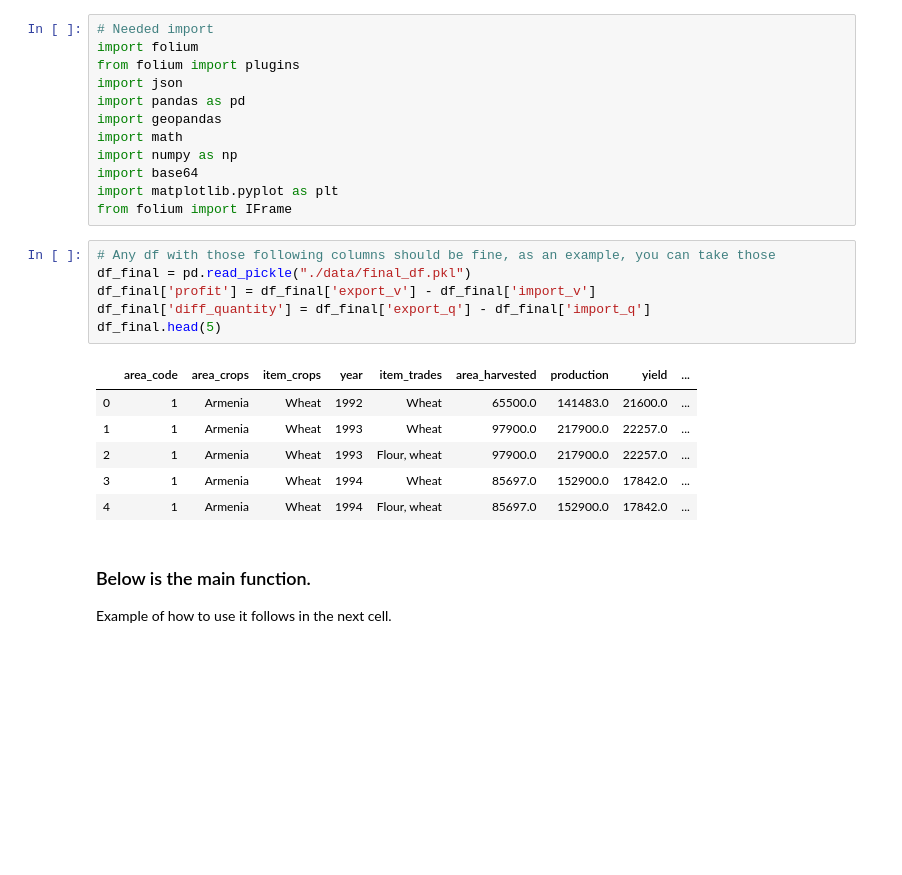
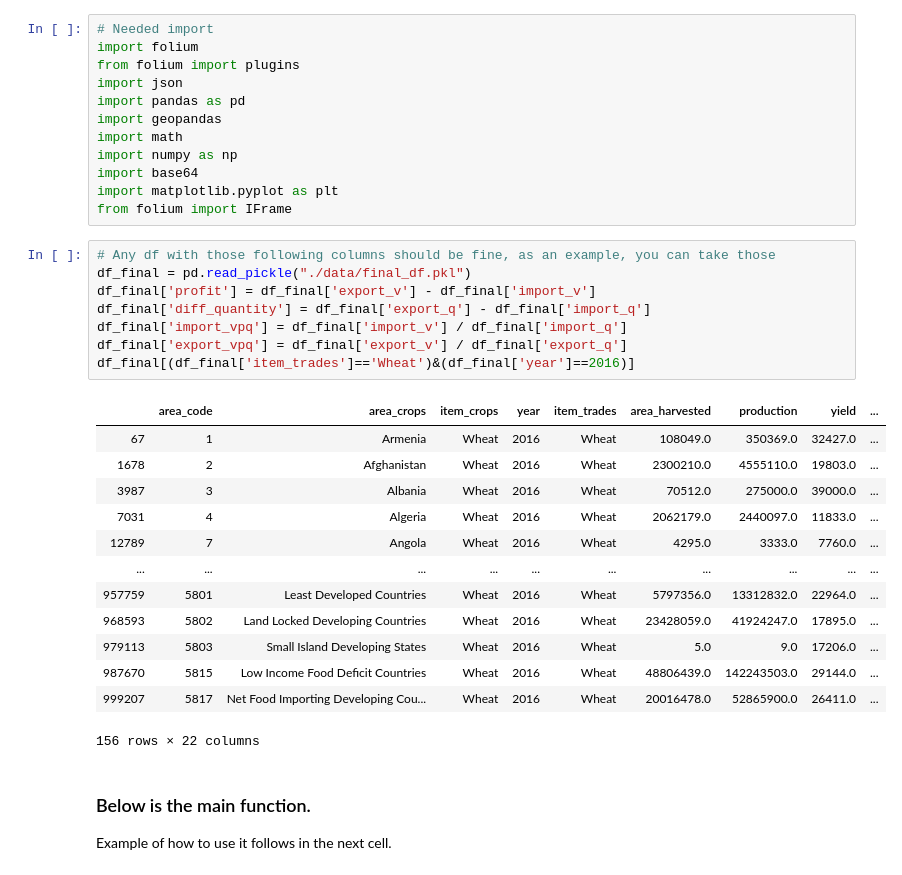
Before and after one commit to dsalathe/jurassic-spark, a Jupyter notebook: folium.ipynb, the cells around one changed output. Cells and saved outputs as stored; diff of their text form; blank space fills up the shorter version.

```diff
--- a/folium.ipynb
+++ b/folium.ipynb
@@ -15,16 +15,25 @@ from folium import IFrame
 # %%
 # Any df with those following columns should be fine, as an example, you can take those
 df_final = pd.read_pickle("./data/final_df.pkl")
 df_final['profit'] = df_final['export_v'] - df_final['import_v']
 df_final['diff_quantity'] = df_final['export_q'] - df_final['import_q']
-df_final.head(5)
+df_final['import_vpq'] = df_final['import_v'] / df_final['import_q']
+df_final['export_vpq'] = df_final['export_v'] / df_final['export_q']
+df_final[(df_final['item_trades']=='Wheat')&(df_final['year']==2016)]
 # %% [output]
 |  | area_code | area_crops | item_crops | year | item_trades | area_harvested | production | yield | ... |
-| 0 | 1 | Armenia | Wheat | 1992 | Wheat | 65500.0 | 141483.0 | 21600.0 | ... |
-| 1 | 1 | Armenia | Wheat | 1993 | Wheat | 97900.0 | 217900.0 | 22257.0 | ... |
-| 2 | 1 | Armenia | Wheat | 1993 | Flour, wheat | 97900.0 | 217900.0 | 22257.0 | ... |
-| 3 | 1 | Armenia | Wheat | 1994 | Wheat | 85697.0 | 152900.0 | 17842.0 | ... |
-| 4 | 1 | Armenia | Wheat | 1994 | Flour, wheat | 85697.0 | 152900.0 | 17842.0 | ... |
+| 67 | 1 | Armenia | Wheat | 2016 | Wheat | 108049.0 | 350369.0 | 32427.0 | ... |
+| 1678 | 2 | Afghanistan | Wheat | 2016 | Wheat | 2300210.0 | 4555110.0 | 19803.0 | ... |
+| 3987 | 3 | Albania | Wheat | 2016 | Wheat | 70512.0 | 275000.0 | 39000.0 | ... |
+| 7031 | 4 | Algeria | Wheat | 2016 | Wheat | 2062179.0 | 2440097.0 | 11833.0 | ... |
+| 12789 | 7 | Angola | Wheat | 2016 | Wheat | 4295.0 | 3333.0 | 7760.0 | ... |
+| ... | ... | ... | ... | ... | ... | ... | ... | ... | ... |
+| 957759 | 5801 | Least Developed Countries | Wheat | 2016 | Wheat | 5797356.0 | 13312832.0 | 22964.0 | ... |
+| 968593 | 5802 | Land Locked Developing Countries | Wheat | 2016 | Wheat | 23428059.0 | 41924247.0 | 17895.0 | ... |
+| 979113 | 5803 | Small Island Developing States | Wheat | 2016 | Wheat | 5.0 | 9.0 | 17206.0 | ... |
+| 987670 | 5815 | Low Income Food Deficit Countries | Wheat | 2016 | Wheat | 48806439.0 | 142243503.0 | 29144.0 | ... |
+| 999207 | 5817 | Net Food Importing Developing Cou... | Wheat | 2016 | Wheat | 20016478.0 | 52865900.0 | 26411.0 | ... |
+156 rows × 22 columns
 # %% [markdown]
 ### Below is the main function.
 Example of how to use it follows in the next cell.
```
Also changed, not shown: parts of 2 cells of this notebook, 4 other files.
